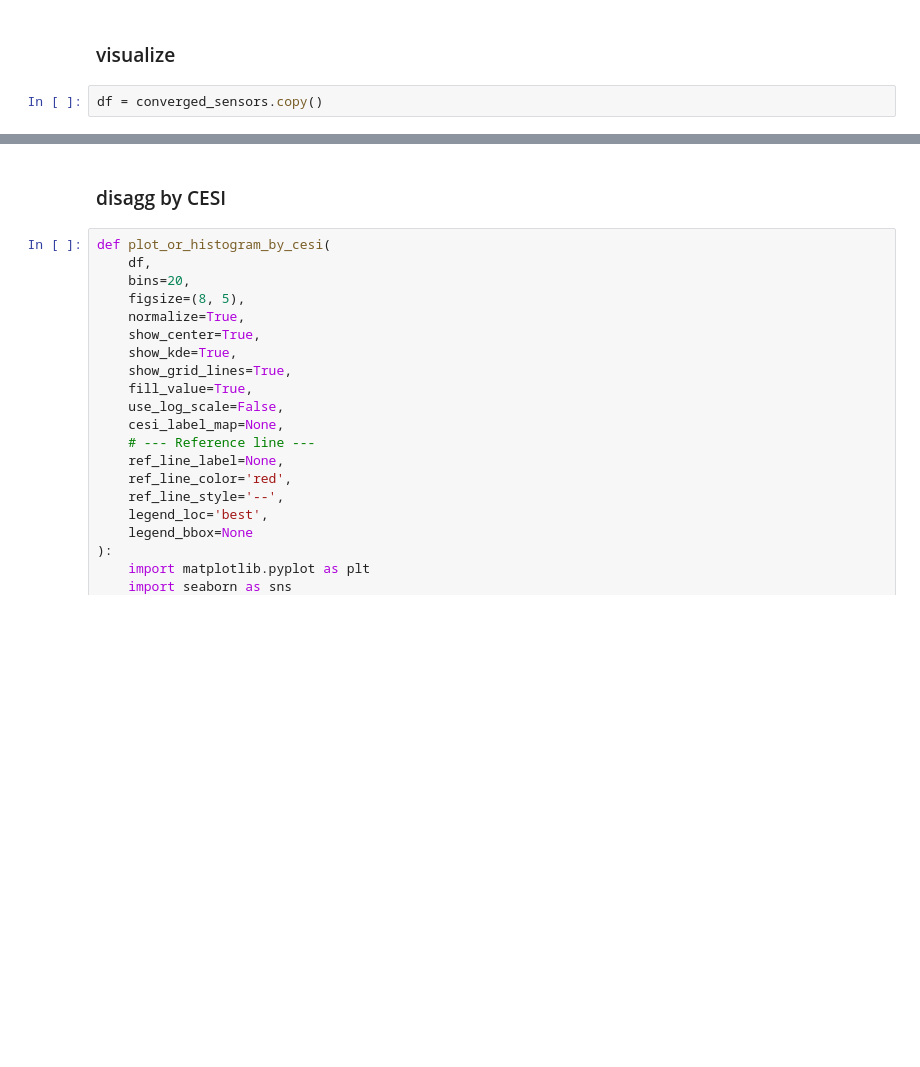
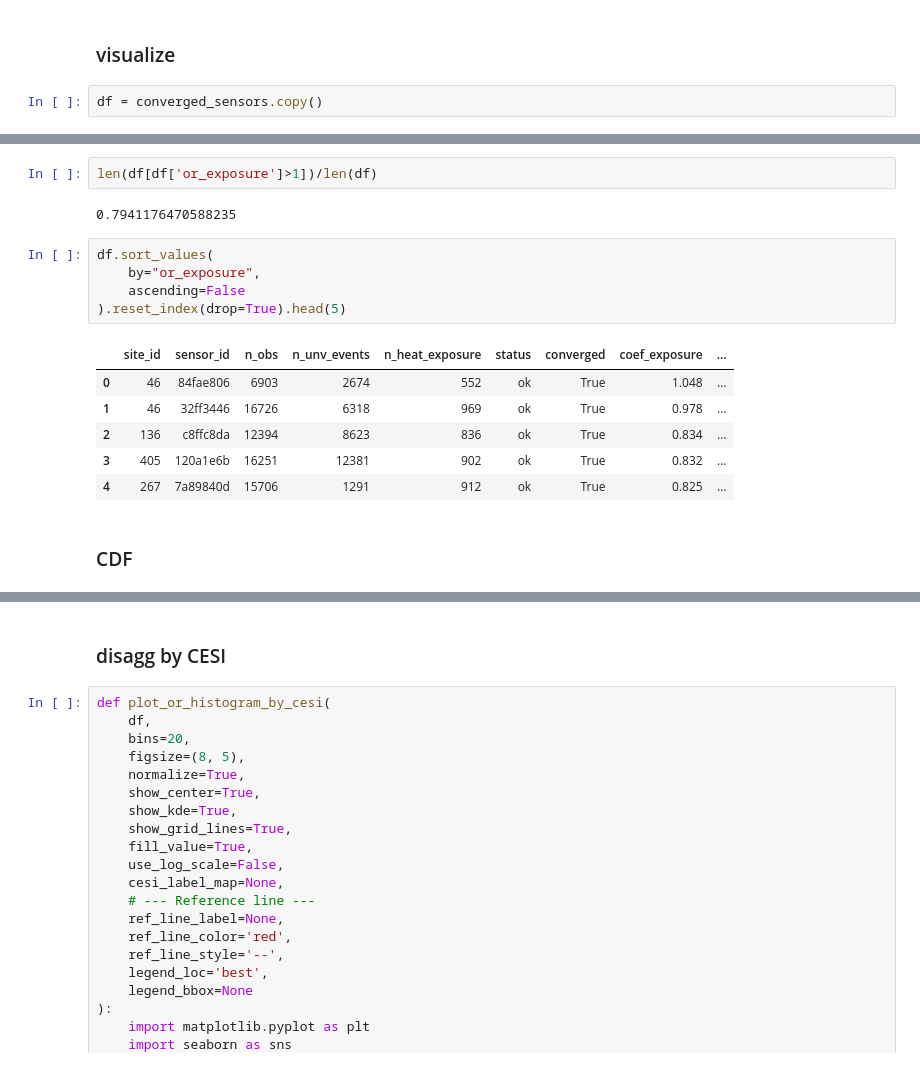
Before and after one commit to KaytheDee/pqr_extreme_weather_analysis, a Jupyter notebook: notebooks/_01_Logit_Undervoltage_Temperature.ipynb, the cells around one changed output, grey strips where cells are left out. Saved outputs shown, nothing was run; the diff lists cells and outputs as text; blank space fills up the shorter version.

```diff
--- a/notebooks/_01_Logit_Undervoltage_Temperature.ipynb
+++ b/notebooks/_01_Logit_Undervoltage_Temperature.ipynb
@@ -1144,0 +1321,18 @@ plot_or_histogram(
+# %%
+len(df[df['or_exposure']>1])/len(df)
+# %% [output]
+0.7941176470588235
+# %%
+df.sort_values(
+    by="or_exposure",
+    ascending=False
+).reset_index(drop=True).head(5)
+# %% [output]
+|  | site_id | sensor_id | n_obs | n_unv_events | n_heat_exposure | status | converged | coef_exposure | ... |
+| 0 | 46 | 84fae806 | 6903 | 2674 | 552 | ok | True | 1.048 | ... |
+| 1 | 46 | 32ff3446 | 16726 | 6318 | 969 | ok | True | 0.978 | ... |
+| 2 | 136 | c8ffc8da | 12394 | 8623 | 836 | ok | True | 0.834 | ... |
+| 3 | 405 | 120a1e6b | 16251 | 12381 | 902 | ok | True | 0.832 | ... |
+| 4 | 267 | 7a89840d | 15706 | 1291 | 912 | ok | True | 0.825 | ... |
+# %% [markdown]
+### CDF
```
Also changed, not shown: parts of 12 cells of this notebook, 15 other files.
